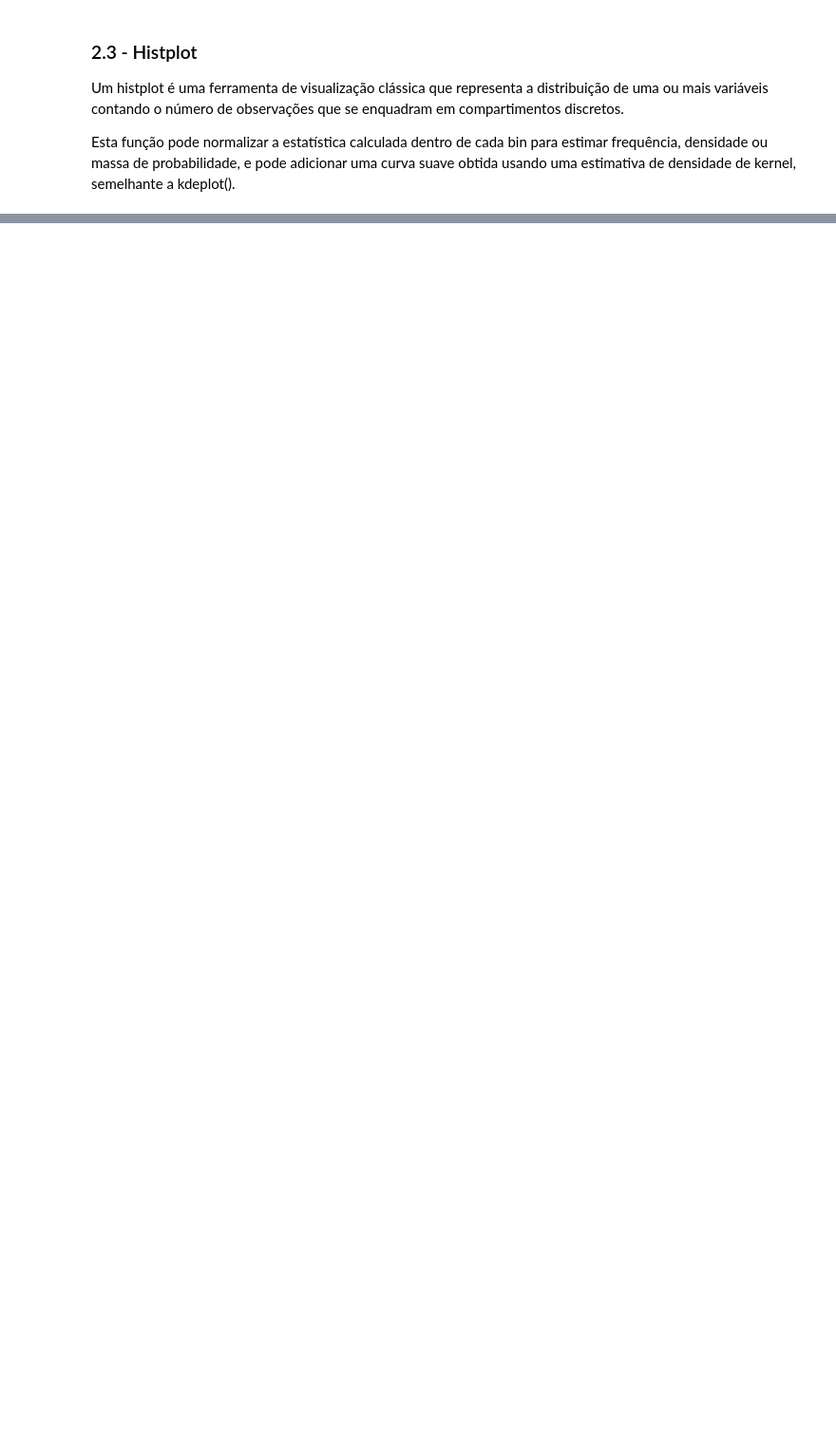
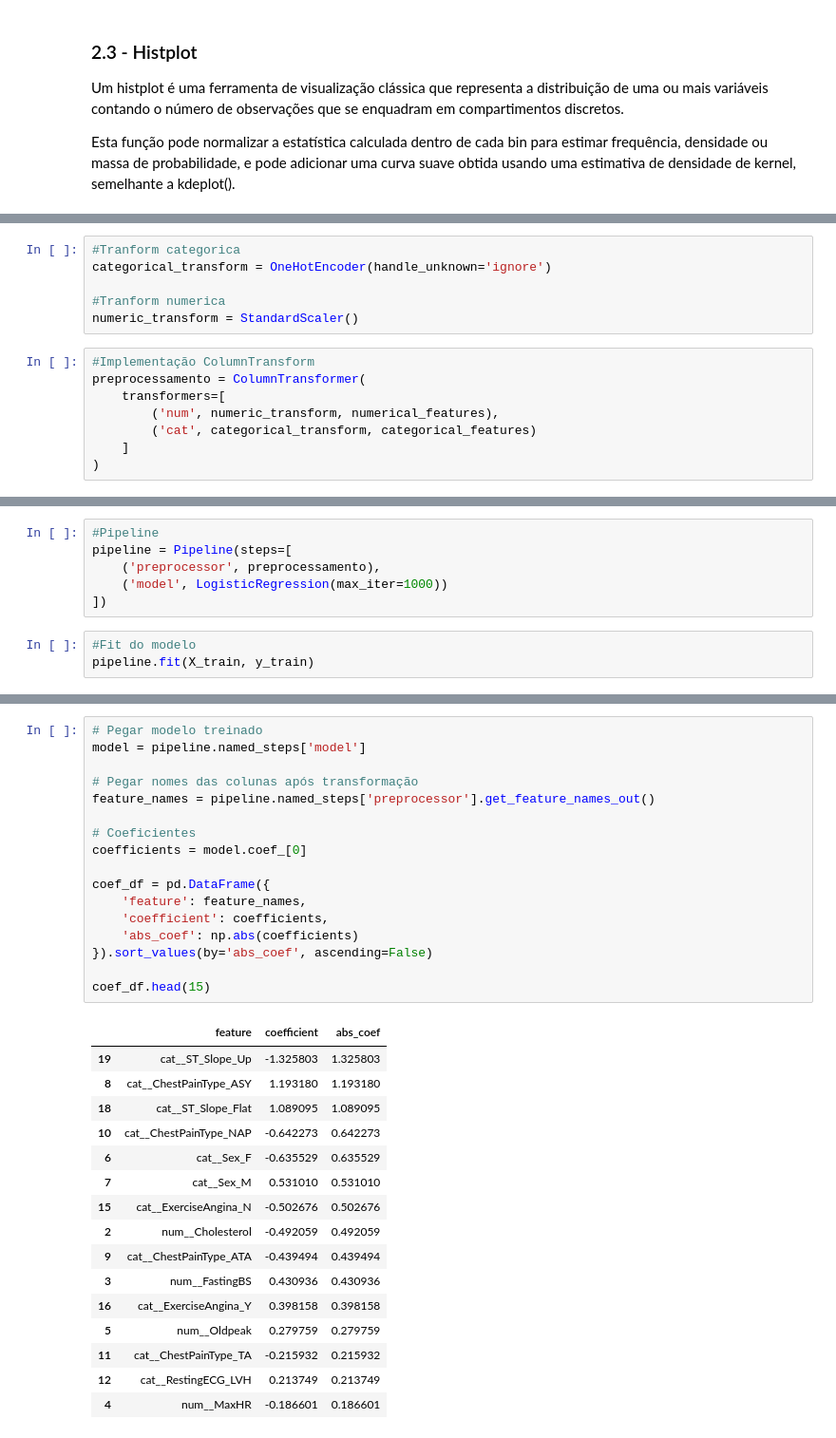
Before and after one commit to Lopeslucas/Data-Science, a Jupyter notebook: [Kaggle] - Heart Failure Prediction Dataset/EDA.ipynb, the cells around one changed output, grey strips where cells are left out. Shown at 95% size. Cells and saved outputs as stored; diff of their text form; blank space fills up the shorter version.

```diff
--- a/[Kaggle] - Heart Failure Prediction Dataset/EDA.ipynb
+++ b/[Kaggle] - Heart Failure Prediction Dataset/EDA.ipynb
@@ -167,0 +216,14 @@ plt.show()
+# %%
+#Tranform categorica
+categorical_transform = OneHotEncoder(handle_unknown='ignore')
+
+#Tranform numerica
+numeric_transform = StandardScaler()
+# %%
+#Implementação ColumnTransform
+preprocessamento = ColumnTransformer(
+    transformers=[
+        ('num', numeric_transform, numerical_features),
+        ('cat', categorical_transform, categorical_features)
+    ]
+)
@@ -167,0 +232,9 @@ plt.show()
+# %%
+#Pipeline
+pipeline = Pipeline(steps=[
+    ('preprocessor', preprocessamento),
+    ('model', LogisticRegression(max_iter=1000))
+])
+# %%
+#Fit do modelo
+pipeline.fit(X_train, y_train)
@@ -167,0 +353,34 @@ plt.show()
+# %%
+# Pegar modelo treinado
+model = pipeline.named_steps['model']
+
+# Pegar nomes das colunas após transformação
+feature_names = pipeline.named_steps['preprocessor'].get_feature_names_out()
+
+# Coeficientes
+coefficients = model.coef_[0]
+
+coef_df = pd.DataFrame({
+    'feature': feature_names,
+    'coefficient': coefficients,
+    'abs_coef': np.abs(coefficients)
+}).sort_values(by='abs_coef', ascending=False)
+
+coef_df.head(15)
+# %% [output]
+|  | feature | coefficient | abs_coef |
+| 19 | cat__ST_Slope_Up | -1.325803 | 1.325803 |
+| 8 | cat__ChestPainType_ASY | 1.193180 | 1.193180 |
+| 18 | cat__ST_Slope_Flat | 1.089095 | 1.089095 |
+| 10 | cat__ChestPainType_NAP | -0.642273 | 0.642273 |
+| 6 | cat__Sex_F | -0.635529 | 0.635529 |
+| 7 | cat__Sex_M | 0.531010 | 0.531010 |
+| 15 | cat__ExerciseAngina_N | -0.502676 | 0.502676 |
+| 2 | num__Cholesterol | -0.492059 | 0.492059 |
+| 9 | cat__ChestPainType_ATA | -0.439494 | 0.439494 |
+| 3 | num__FastingBS | 0.430936 | 0.430936 |
+| 16 | cat__ExerciseAngina_Y | 0.398158 | 0.398158 |
+| 5 | num__Oldpeak | 0.279759 | 0.279759 |
+| 11 | cat__ChestPainType_TA | -0.215932 | 0.215932 |
+| 12 | cat__RestingECG_LVH | 0.213749 | 0.213749 |
+| 4 | num__MaxHR | -0.186601 | 0.186601 |
```
Also changed, not shown: parts of 20 cells of this notebook, 4 other files.
